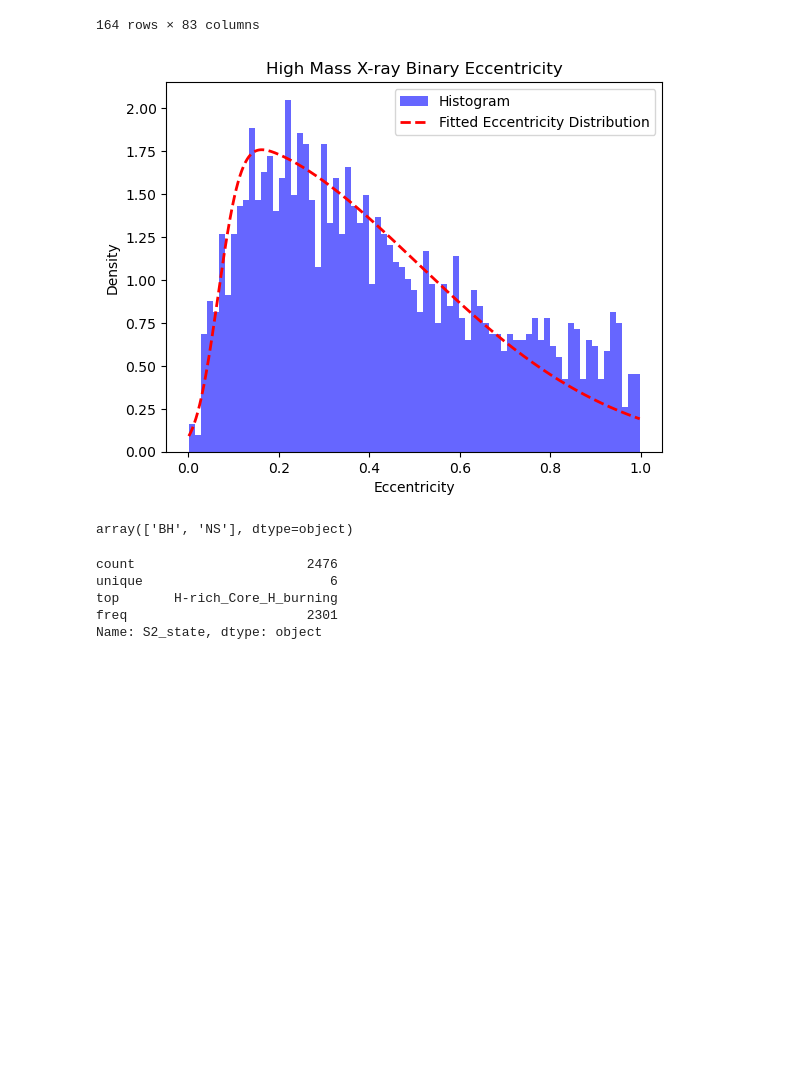
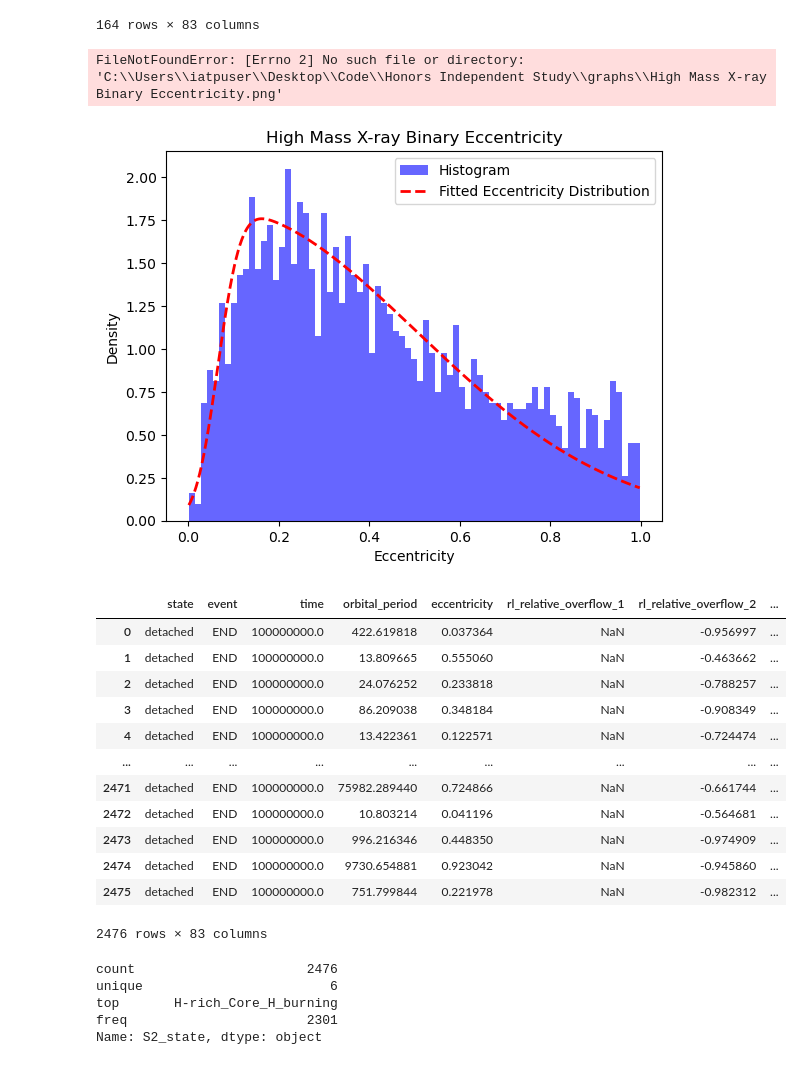
Before and after one commit to PiersonLip/Honors-Independent-Study, a Jupyter notebook: Detached-hmxb.ipynb, the cells around one changed output. Saved outputs shown, nothing was run; the diff lists cells and outputs as text; code cells hidden in the pictures; blank space fills up the shorter version.

```diff
--- a/Detached-hmxb.ipynb
+++ b/Detached-hmxb.ipynb
@@ -7,7 +7,7 @@ from matplotlib.pyplot import figure
 from scipy import stats
 from scipy.stats import skewnorm
 # %%
-HMXB = pd.read_csv(r'C:\Users\iatpuser\Desktop\Code\Honors Independent Study\data\HMXB.csv', low_memory=False)
+HMXB = pd.read_csv(r'C:\Users\iatpuser\Desktop\Code\Honors-Independent-Study\data\HMXB.csv', low_memory=False)
 # %%
 HMXB[HMXB['eccentricity'] <= 0 ]
 # %% [output]
@@ -50,11 +50,24 @@ plt.legend()
 plt.savefig(r'C:\Users\iatpuser\Desktop\Code\Honors Independent Study\graphs\High Mass X-ray Binary Eccentricity.png')
 plt.show()
 # %% [output]
+FileNotFoundError: [Errno 2] No such file or directory: 'C:\\Users\\iatpuser\\Desktop\\Code\\Honors Independent Study\\graphs\\High Mass X-ray Binary Eccentricity.png'
 [figure]
 # %%
-HMXB['S1_state'].unique()
+HMXB
 # %% [output]
+|  | state | event | time | orbital_period | eccentricity | rl_relative_overflow_1 | rl_relative_overflow_2 | ... |
+| 0 | detached | END | 100000000.0 | 422.619818 | 0.037364 | NaN | -0.956997 | ... |
+| 1 | detached | END | 100000000.0 | 13.809665 | 0.555060 | NaN | -0.463662 | ... |
+| 2 | detached | END | 100000000.0 | 24.076252 | 0.233818 | NaN | -0.788257 | ... |
+| 3 | detached | END | 100000000.0 | 86.209038 | 0.348184 | NaN | -0.908349 | ... |
+| 4 | detached | END | 100000000.0 | 13.422361 | 0.122571 | NaN | -0.724474 | ... |
+| ... | ... | ... | ... | ... | ... | ... | ... | ... |
+| 2471 | detached | END | 100000000.0 | 75982.289440 | 0.724866 | NaN | -0.661744 | ... |
+| 2472 | detached | END | 100000000.0 | 10.803214 | 0.041196 | NaN | -0.564681 | ... |
+| 2473 | detached | END | 100000000.0 | 996.216346 | 0.448350 | NaN | -0.974909 | ... |
+| 2474 | detached | END | 100000000.0 | 9730.654881 | 0.923042 | NaN | -0.945860 | ... |
+| 2475 | detached | END | 100000000.0 | 751.799844 | 0.221978 | NaN | -0.982312 | ... |
-array(['BH', 'NS'], dtype=object)
+2476 rows × 83 columns
 # %%
 HMXB['S2_state'].describe()
 # %% [output]
```
Also changed, not shown: 17 other files.
